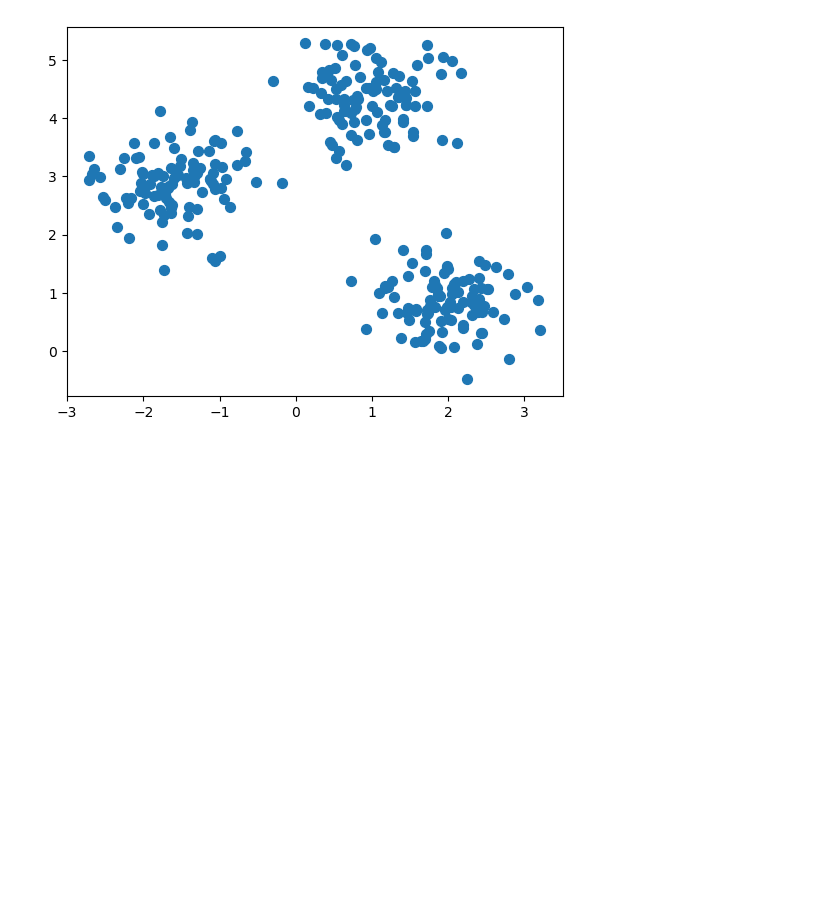
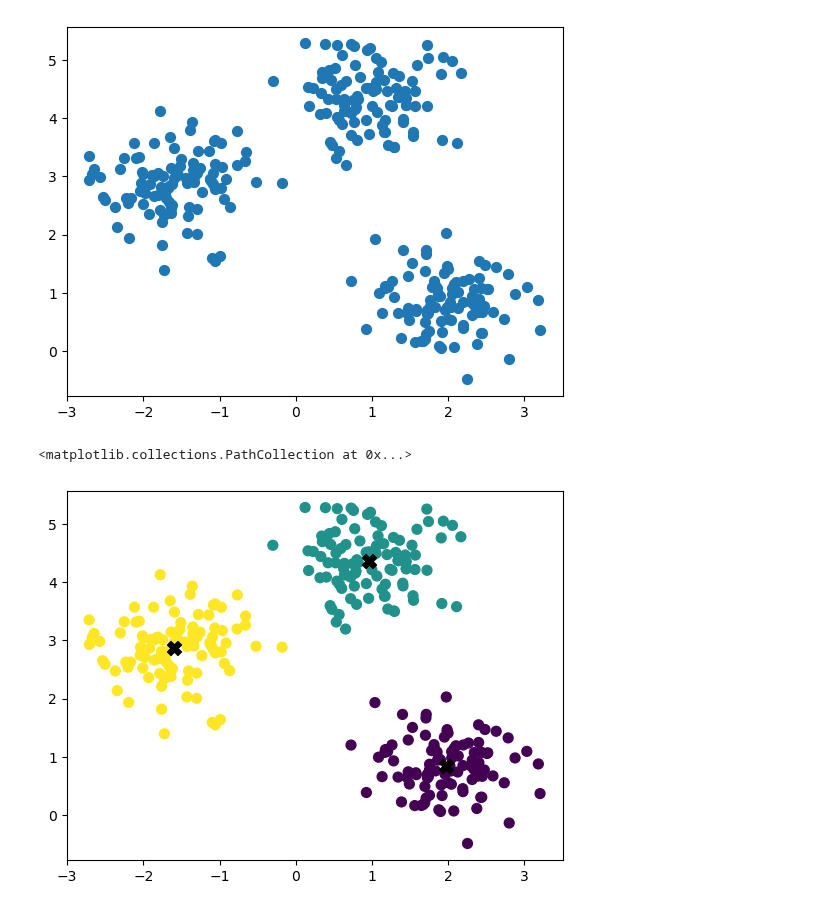
Before and after one commit to CKawara/Recommendation-Systems-with-Python, a Jupyter notebook: Data-Mining-Techniques/Data-Mining.ipynb, the cells around one changed output. Cells and saved outputs as stored; diff of their text form; code cells hidden in the pictures; blank space fills up the shorter version.

Commit message:
apply and asses k-means perfomance

```diff
--- a/Data-Mining-Techniques/Data-Mining.ipynb
+++ b/Data-Mining-Techniques/Data-Mining.ipynb
@@ -107,10 +107,37 @@ It takes in the data points and the number of clusters(k) as input, then it rand
 from sklearn.datasets._samples_generator import make_blobs
 
 # get points such that they form 3 visually separable clusters
-x,y = make_blobs(n_samples=300, centers=3, cluster_std=0.50, random_state=0)
+X,y = make_blobs(n_samples=300, centers=3, cluster_std=0.50, random_state=0)
 
 # plot the points on a scatterplot
-plt.scatter(x[:, 0], x[:, 1], s=50)
+plt.scatter(X[:, 0], X[:, 1], s=50)
 # %% [output]
 <matplotlib.collections.PathCollection at 0x...>
 [figure]
+# %%
+# import the k-means class
+from sklearn.cluster import KMeans
+
+# initialize k-means object
+# set number of clusters to 3
+# centroid initialization as 'random' and maximum iterations to 10
+
+kmeans = KMeans(n_clusters=3, init='random', max_iter=10)
+
+# compute the K-Means clustering
+kmeans.fit(X)
+
+# predict the classes for each point
+y_pred =kmeans.predict(X)
+
+# plot the data points again but with different colors for different classes
+plt.scatter(X[:, 0], X[:, 1], c=y_pred, s=50)
+
+# get the list of the final centroids
+centroids = kmeans.cluster_centers_
+
+# Plot the centroids onto the same scatterplot
+plt.scatter(centroids[:, 0], centroids[:,1], c='black', s=100, marker='X')
+# %% [output]
+<matplotlib.collections.PathCollection at 0x...>
+[figure, added]
```
